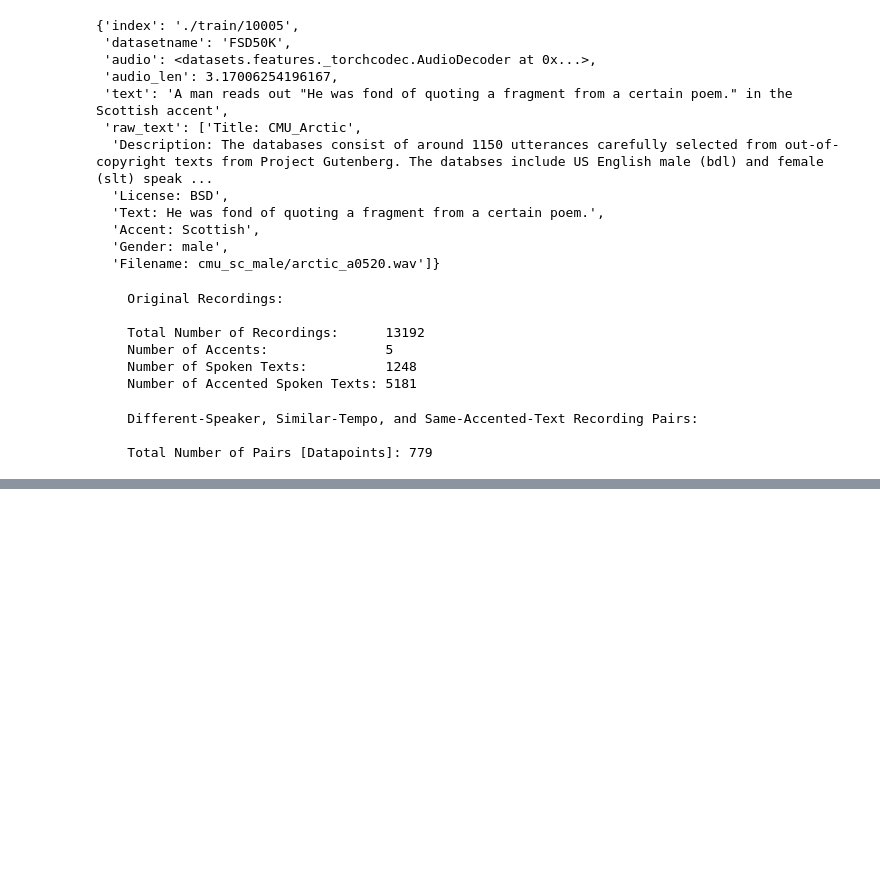
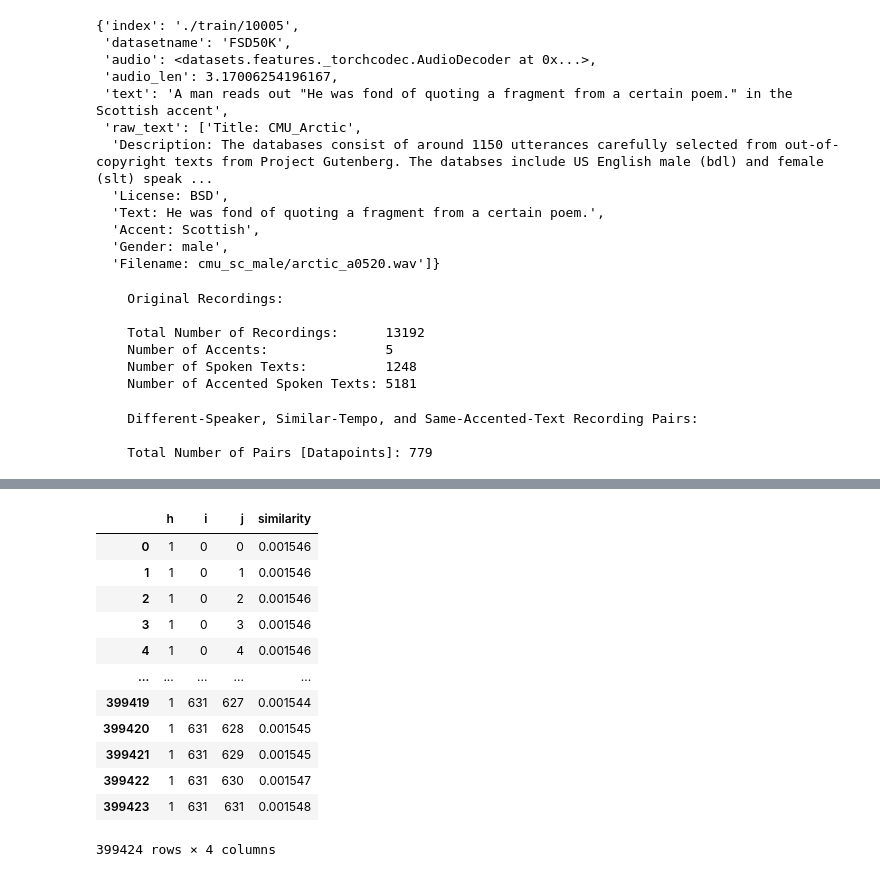
Before and after one commit to m-behery/disentanglement, a Jupyter notebook: notebook.ipynb, the cells around one changed output, grey strips where cells are left out. Saved outputs shown, nothing was run; the diff lists cells and outputs as text; code cells hidden in the pictures; blank space fills up the shorter version.

```diff
--- a/notebook.ipynb
+++ b/notebook.ipynb
@@ -549,0 +550,7 @@ plt.show()
+# %%
+t_bins = similarity_matrix.shape[0]
+i_indices = torch.arange(t_bins).unsqueeze(-1).expand(-1, t_bins).flatten().numpy()
+j_indices = torch.arange(t_bins).unsqueeze(0).expand(t_bins, -1).flatten().numpy()
+s_values = similarity_matrix.flatten().numpy()
+tmp_df = pd.DataFrame(zip(i_indices, j_indices, s_values), columns=['i', 'j', 'similarity'])
+tmp_df
@@ -550,3 +571,20 @@ plt.show()
+# %%
+tmp_df.insert(0, 'h', 1)
+tmp_df
+# %% [output]
+|  | h | i | j | similarity |
+| 0 | 1 | 0 | 0 | 0.001546 |
+| 1 | 1 | 0 | 1 | 0.001546 |
+| 2 | 1 | 0 | 2 | 0.001546 |
+| 3 | 1 | 0 | 3 | 0.001546 |
+| 4 | 1 | 0 | 4 | 0.001546 |
+| ... | ... | ... | ... | ... |
+| 399419 | 1 | 631 | 627 | 0.001544 |
+| 399420 | 1 | 631 | 628 | 0.001545 |
+| 399421 | 1 | 631 | 629 | 0.001545 |
+| 399422 | 1 | 631 | 630 | 0.001547 |
+| 399423 | 1 | 631 | 631 | 0.001548 |
+399424 rows × 4 columns
 # %%
 import numpy as np
 
```
Also changed, not shown: parts of 25 cells of this notebook.
